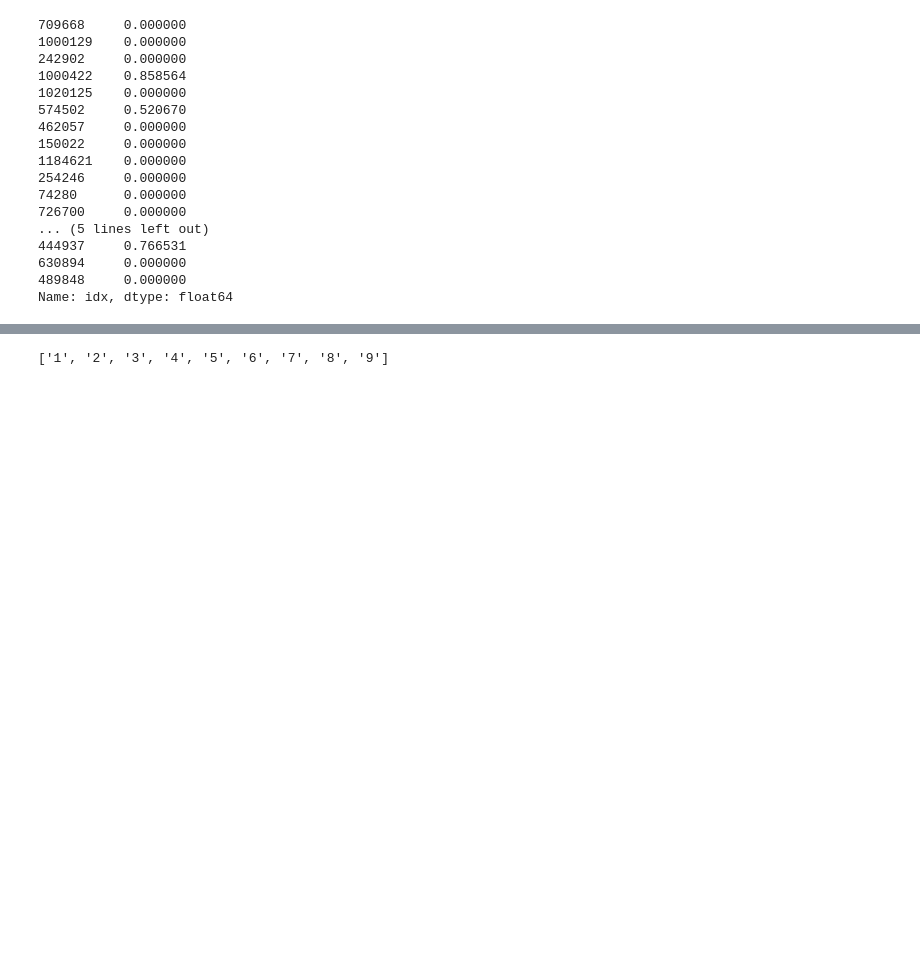
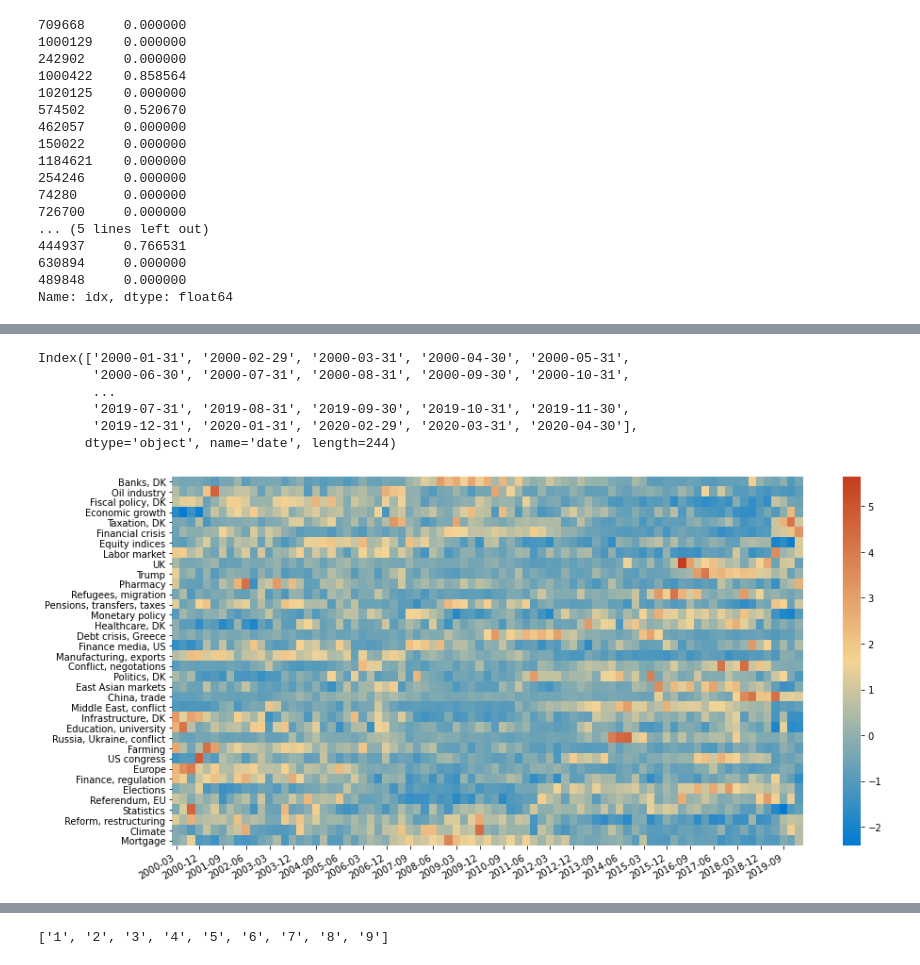
Before and after one commit to Danmarks-Nationalbank/uncertainty, a Jupyter notebook: scripts/FUI_explore.ipynb, the cells around one changed output, grey strips where cells are left out. Drawn from its saved outputs; the diff is of its cells as text; code cells hidden in the pictures; blank space fills up the shorter version.

```diff
--- a/scripts/FUI_explore.ipynb
+++ b/scripts/FUI_explore.ipynb
@@ -186,0 +224,39 @@ df2[df2.columns[-18:]] = df2[df2.columns[-18:]].mul(df['u_count'], axis=0).div(d
+# %%
+bloom.index
+# %% [output]
+Index(['2000-01-31', '2000-02-29', '2000-03-31', '2000-04-30', '2000-05-31',
+       '2000-06-30', '2000-07-31', '2000-08-31', '2000-09-30', '2000-10-31',
+       ...
+       '2019-07-31', '2019-08-31', '2019-09-30', '2019-10-31', '2019-11-30',
+       '2019-12-31', '2020-01-31', '2020-02-29', '2020-03-31', '2020-04-30'],
+      dtype='object', name='date', length=244)
+# %%
+import seaborn as sns
+import matplotlib.dates as mdates
+
+years = mdates.YearLocator()   # every year
+months = mdates.MonthLocator()  # every month
+years_fmt = mdates.DateFormatter("%Y")
+
+label_path = os.path.join(params().paths['topic_labels'],
+                          'labels' + str(90) + '.json')
+with codecs.open(label_path, 'r', encoding='utf-8-sig') as f:
+    labels = json.load(f)
+
+
+
+dft=df.drop(columns = ['idx'], axis=1).transpose()
+dft.columns = dft.columns.strftime('%Y-%m')
+
+nbcm = LinearSegmentedColormap.from_list(
+        'nbcm', [(0/255,123/255,209/255),  (244/255,212/255,149/255), (196/255,61/255,33/255)], N=200)
+
+fig, ax = plt.subplots(1,1, figsize=(15,8))
+
+ax = sns.heatmap(dft, cmap=nbcm, linewidths=0, annot=False, xticklabels =3)
+ax.set_yticklabels([labels[str(i)] for i in dft.index])
+
+
+fig.autofmt_xdate()
+# %% [output]
+[figure, added]
```
Also changed, not shown: parts of 19 cells of this notebook, 3 other files.
